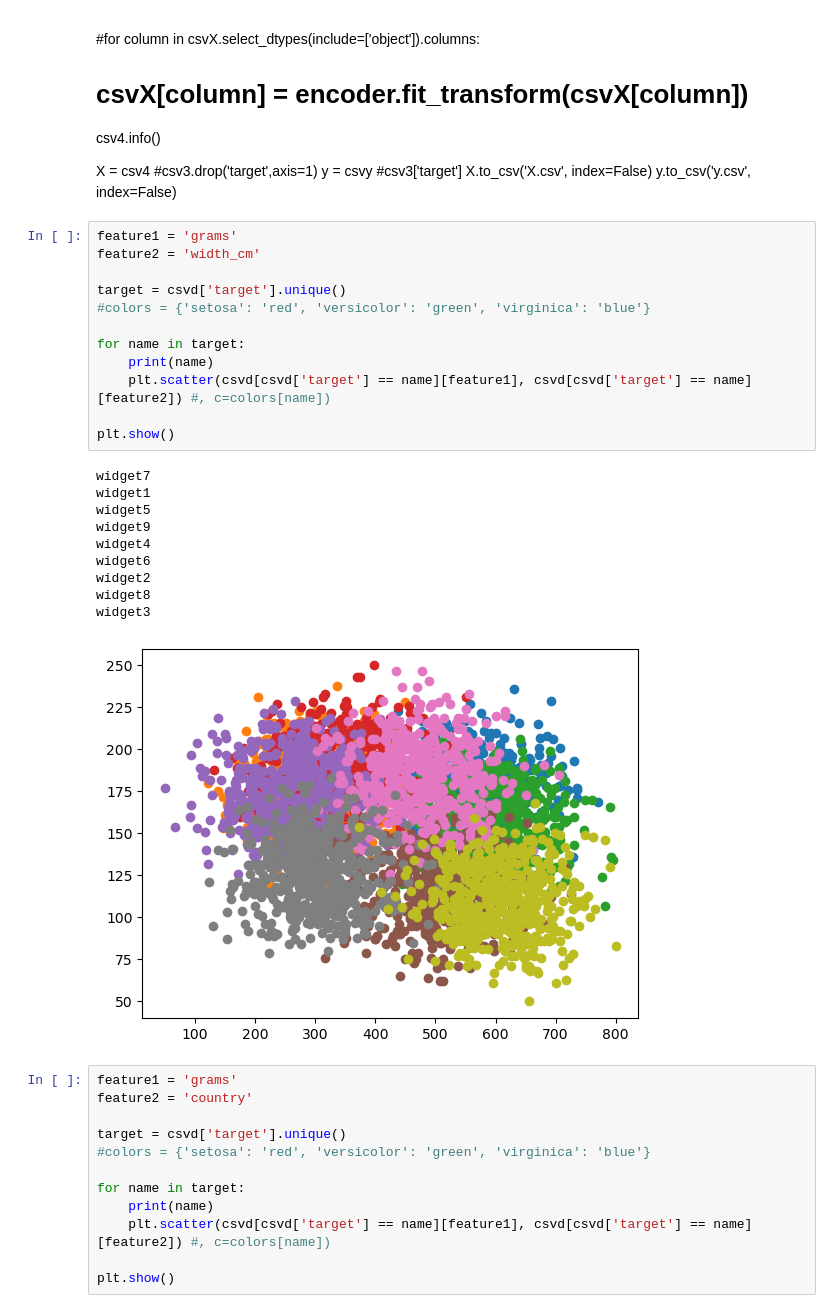
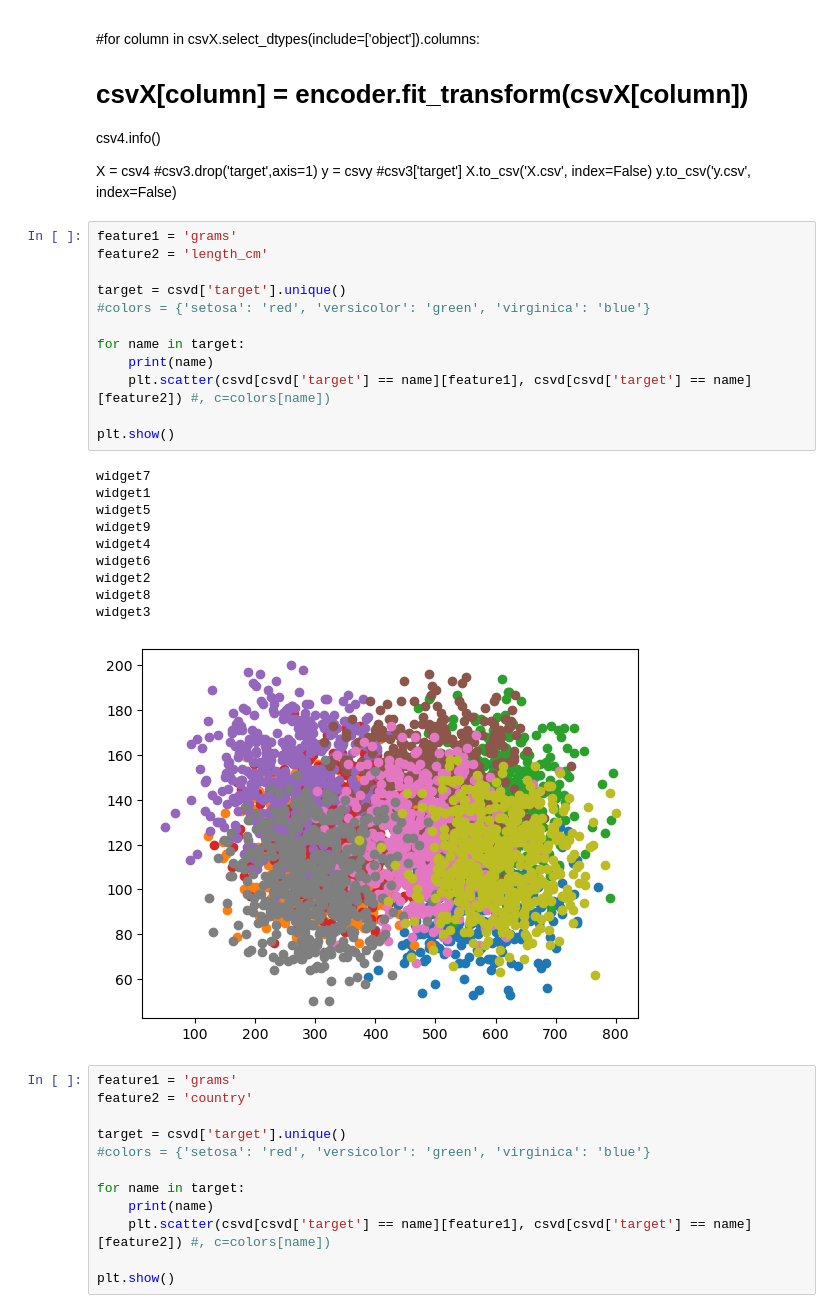
Before and after one commit to jimmy080823/LFDgroup_presentation_git, a Jupyter notebook: 1123_LFDgroup2_Jimmy.ipynb, the cells around one changed output. Saved outputs shown, nothing was run; the diff lists cells and outputs as text.

```diff
--- a/1123_LFDgroup2_Jimmy.ipynb
+++ b/1123_LFDgroup2_Jimmy.ipynb
@@ -152,27 +152,27 @@ X.to_csv('X.csv', index=False)
 y.to_csv('y.csv', index=False)
 # %%
 feature1 = 'grams'
-feature2 = 'width_cm'
+feature2 = 'length_cm'
 
 target = csvd['target'].unique()
 #colors = {'setosa': 'red', 'versicolor': 'green', 'virginica': 'blue'}
 
 for name in target:
     print(name)
     plt.scatter(csvd[csvd['target'] == name][feature1], csvd[csvd['target'] == name][feature2]) #, c=colors[name])
 
 plt.show()
 # %% [output]
 widget7
 widget1
 widget5
 widget9
 widget4
 widget6
 widget2
 widget8
 widget3
-[figure, old version]
+[figure, new version]
 # %%
 feature1 = 'grams'
 feature2 = 'country'
```
